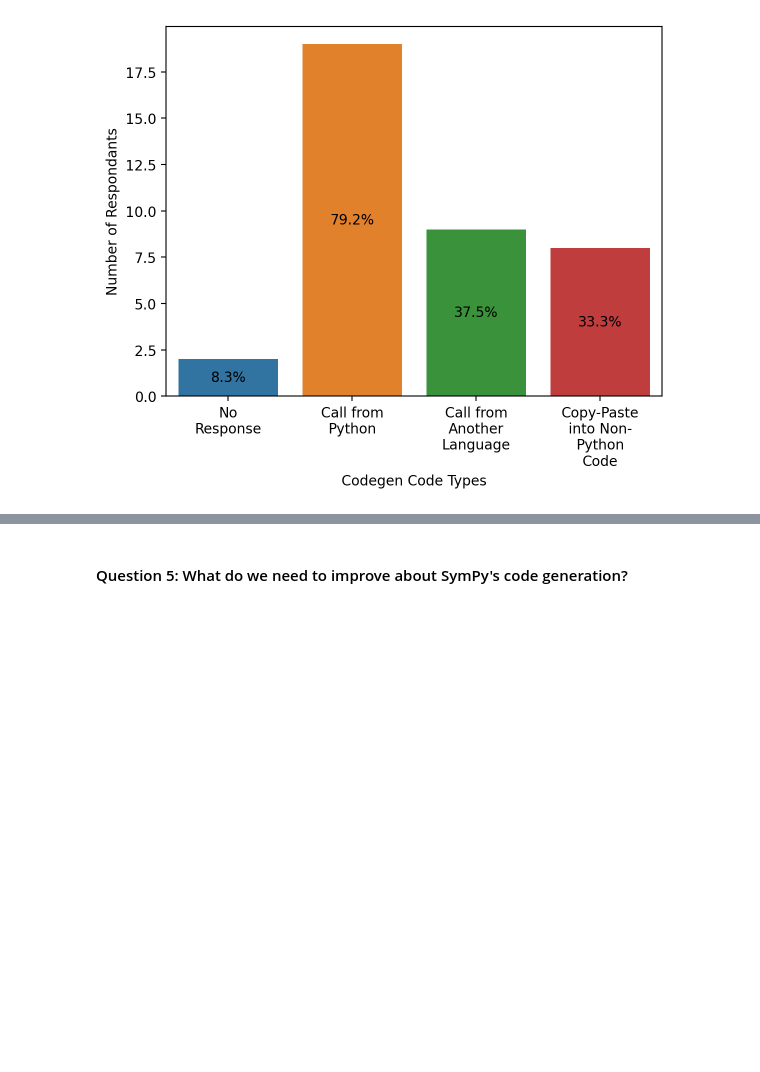
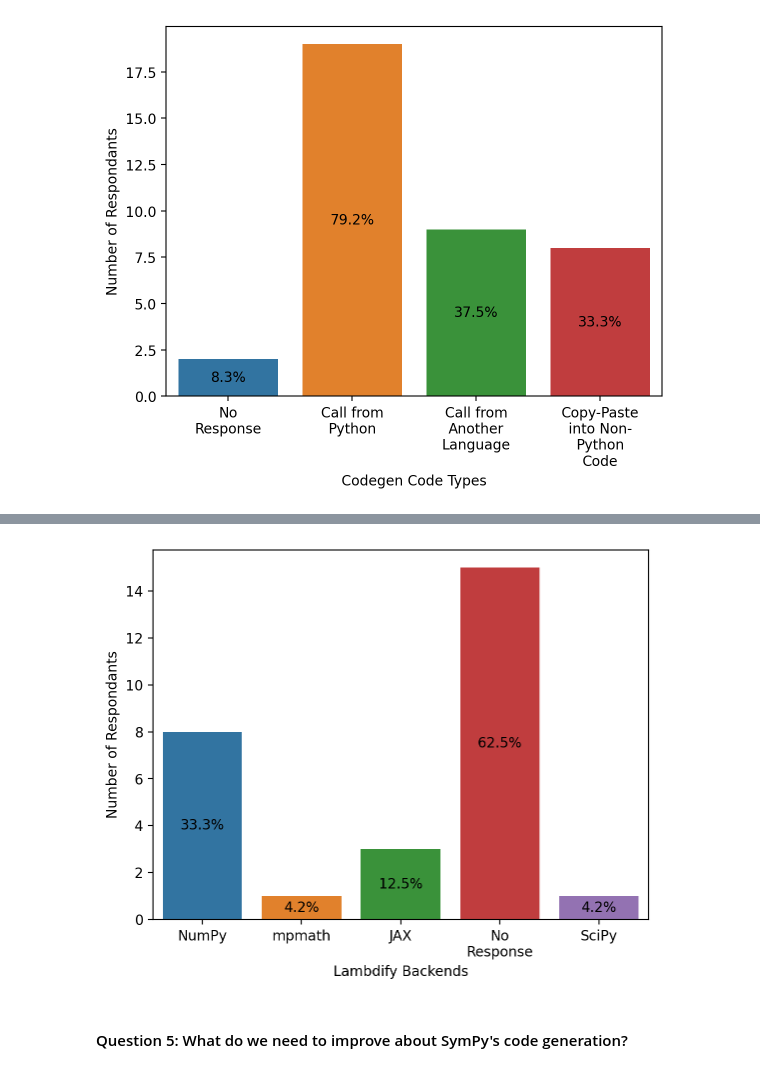
Before and after one commit to sympy/sympy-codegen-survey, a Jupyter notebook: analysis.ipynb, the cells around one changed output, grey strips where cells are left out. Saved outputs shown, nothing was run; the diff lists cells and outputs as text; code cells hidden in the pictures; blank space fills up the shorter version.

```diff
--- a/analysis.ipynb
+++ b/analysis.ipynb
@@ -243,3 +289,20 @@ This question intended to find out which of SymPy's code generation interfaces a
+# %%
+lambdify_backend_counts = collections.Counter()
+for response in df[lambdify_backend].fillna("No Response").astype("str"):
+    lambdify_backend_counts.update(response.split(","))
+
+lambdify_backend_df = pd.Series(lambdify_backend_counts, name="lambdify backend").to_frame()
+lambdify_backend_proportions = [f"{((users / number_responses) * 100):.1f}%"
+                                for users in lambdify_backend_df["lambdify backend"]]
+
+ax = sns.barplot(x=lambdify_backend_df.index, y=lambdify_backend_df["lambdify backend"])
+ax.bar_label(ax.containers[0], lambdify_backend_proportions, label_type='center')
+ax.set_xticklabels(list(lambdify_backend_counts.keys()))
+ax.set_xlabel("Lambdify Backends")
+ax.set_ylabel("Number of Respondants")
+_ = ax.set_xticklabels(textwrap.fill(x.get_text(), 10) for x in ax.get_xticklabels())
+# %% [output]
+[figure, added]
 # %% [markdown]
 #### Question 5: What do we need to improve about SymPy's code generation?
 # %% [markdown]
```
Also changed, not shown: parts of 15 cells of this notebook.
